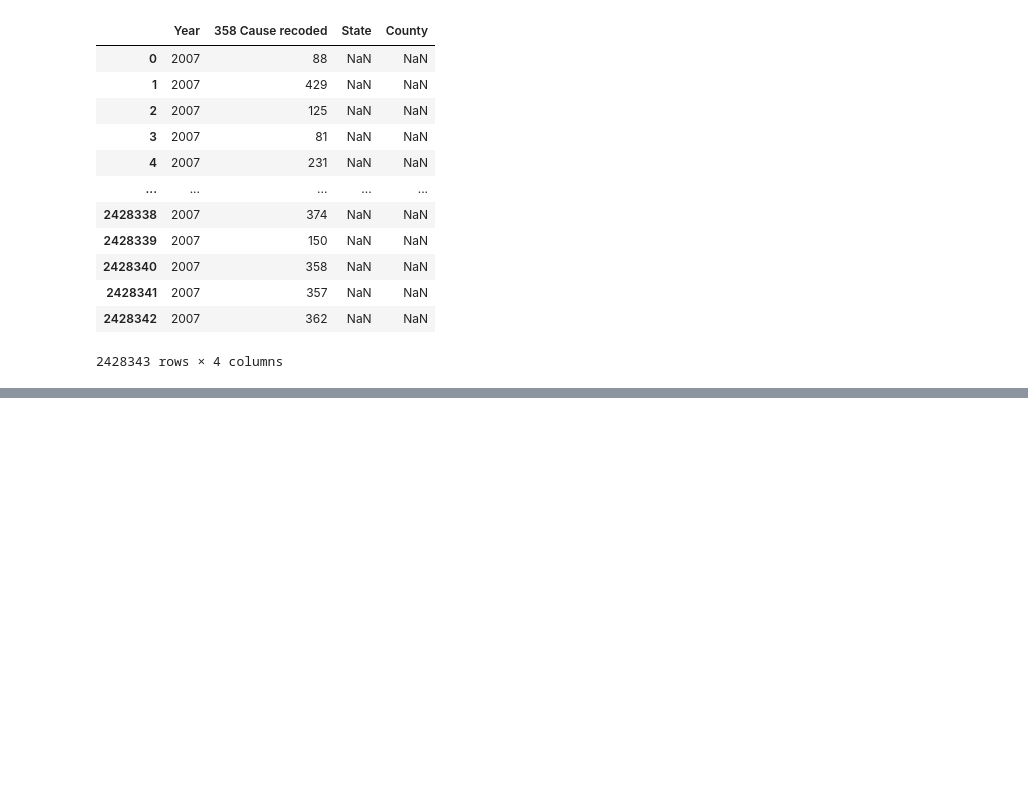
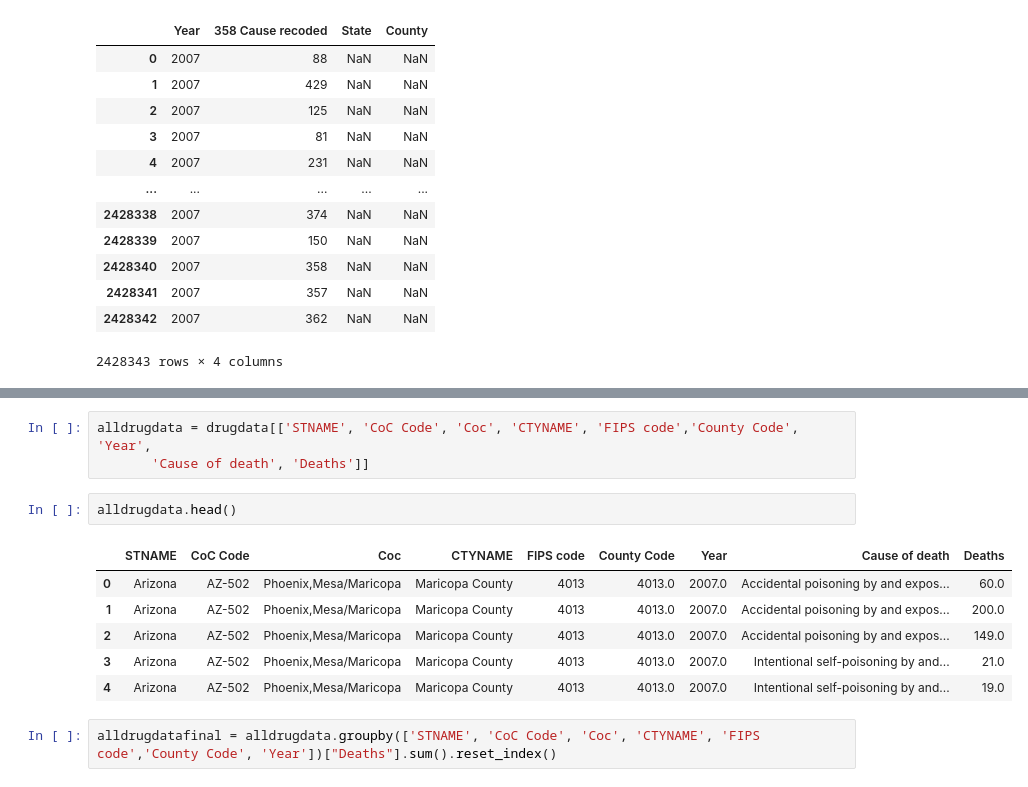
Before and after one commit to heath3rq/Python_Homelessness-Causal-Inference-Analysis, a Jupyter notebook: 10_code/mortality_data.ipynb, the cells around one changed output, grey strips where cells are left out. Cells and saved outputs as stored; diff of their text form; blank space fills up the shorter version.

```diff
--- a/10_code/mortality_data.ipynb
+++ b/10_code/mortality_data.ipynb
@@ -39,0 +123,14 @@ data_07
+# %%
+alldrugdata = drugdata[['STNAME', 'CoC Code', 'Coc', 'CTYNAME', 'FIPS code','County Code', 'Year',
+       'Cause of death', 'Deaths']]
+# %%
+alldrugdata.head()
+# %% [output]
+|  | STNAME | CoC Code | Coc | CTYNAME | FIPS code | County Code | Year | Cause of death | Deaths |
+| 0 | Arizona | AZ-502 | Phoenix,Mesa/Maricopa | Maricopa County | 4013 | 4013.0 | 2007.0 | Accidental poisoning by and expos... | 60.0 |
+| 1 | Arizona | AZ-502 | Phoenix,Mesa/Maricopa | Maricopa County | 4013 | 4013.0 | 2007.0 | Accidental poisoning by and expos... | 200.0 |
+| 2 | Arizona | AZ-502 | Phoenix,Mesa/Maricopa | Maricopa County | 4013 | 4013.0 | 2007.0 | Accidental poisoning by and expos... | 149.0 |
+| 3 | Arizona | AZ-502 | Phoenix,Mesa/Maricopa | Maricopa County | 4013 | 4013.0 | 2007.0 | Intentional self-poisoning by and... | 21.0 |
+| 4 | Arizona | AZ-502 | Phoenix,Mesa/Maricopa | Maricopa County | 4013 | 4013.0 | 2007.0 | Intentional self-poisoning by and... | 19.0 |
+# %%
+alldrugdatafinal = alldrugdata.groupby(['STNAME', 'CoC Code', 'Coc', 'CTYNAME', 'FIPS code','County Code', 'Year'])["Deaths"].sum().reset_index()
```
Also changed, not shown: parts of 29 cells of this notebook.
